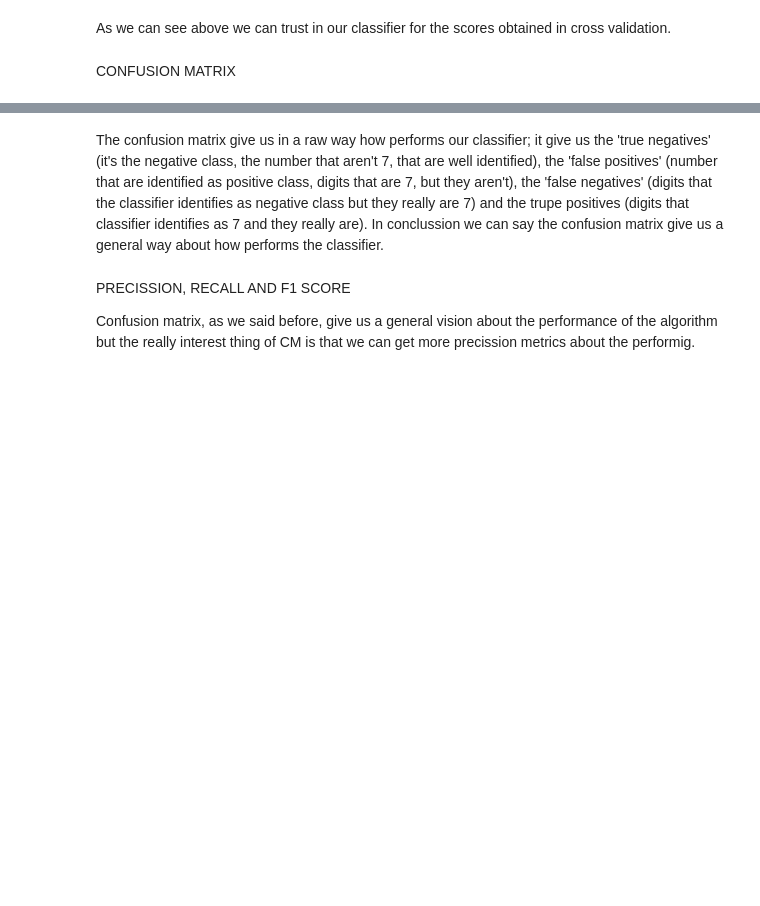
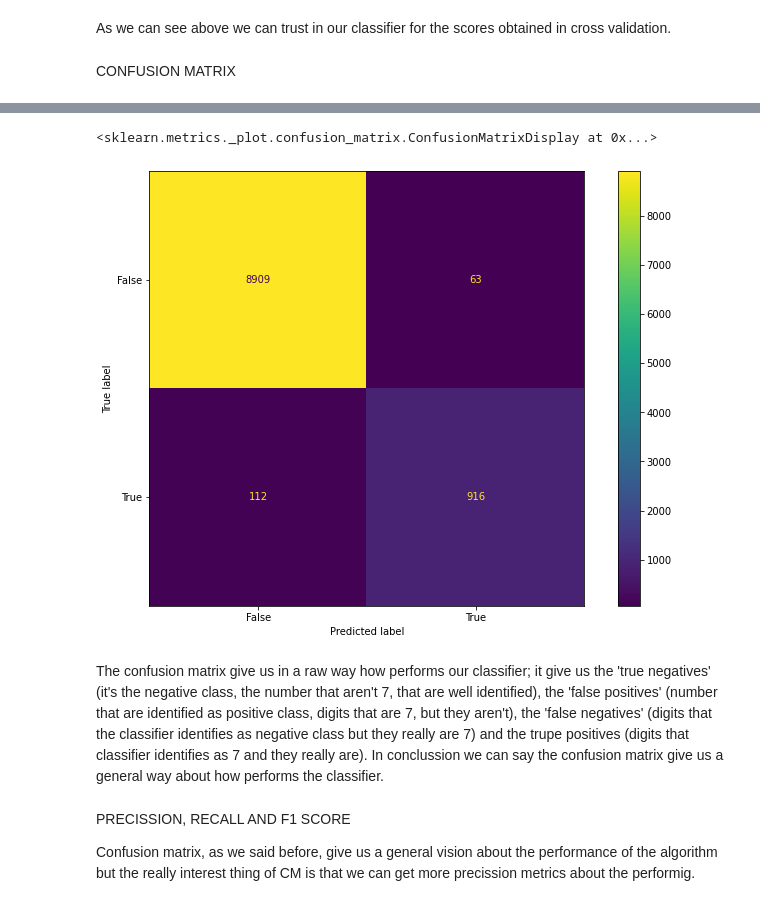
Before and after one commit to 5percenter/Classification, a Jupyter notebook: MNIST/MNIST_classification.ipynb, the cells around one changed output, grey strips where cells are left out. Saved outputs shown, nothing was run; the diff lists cells and outputs as text; code cells hidden in the pictures; blank space fills up the shorter version.

```diff
--- a/MNIST/MNIST_classification.ipynb
+++ b/MNIST/MNIST_classification.ipynb
@@ -94,3 +113,9 @@ array([[8925,   47],
+# %%
+fig, ax = plt.subplots(figsize=(12,8))
+plot_confusion_matrix(sgd_clf, X_test, y_test7, ax=ax)
+# %% [output]
+<sklearn.metrics._plot.confusion_matrix.ConfusionMatrixDisplay at 0x...>
+[figure, added]
 # %% [markdown]
 The confusion matrix give us in a raw way how performs our classifier; it give us the 'true negatives' (it's the negative class, the number that aren't 7, that are well identified), the 'false positives' (number that are identified as positive class, digits that are 7, but they aren't), the 'false negatives' (digits that the classifier identifies as negative class but they really are 7) and the trupe positives (digits that classifier identifies as 7 and they really are). In conclussion we can say the confusion matrix give us a general way about how performs the classifier.
 # %% [markdown]
```
Also changed, not shown: parts of 42 cells of this notebook.
